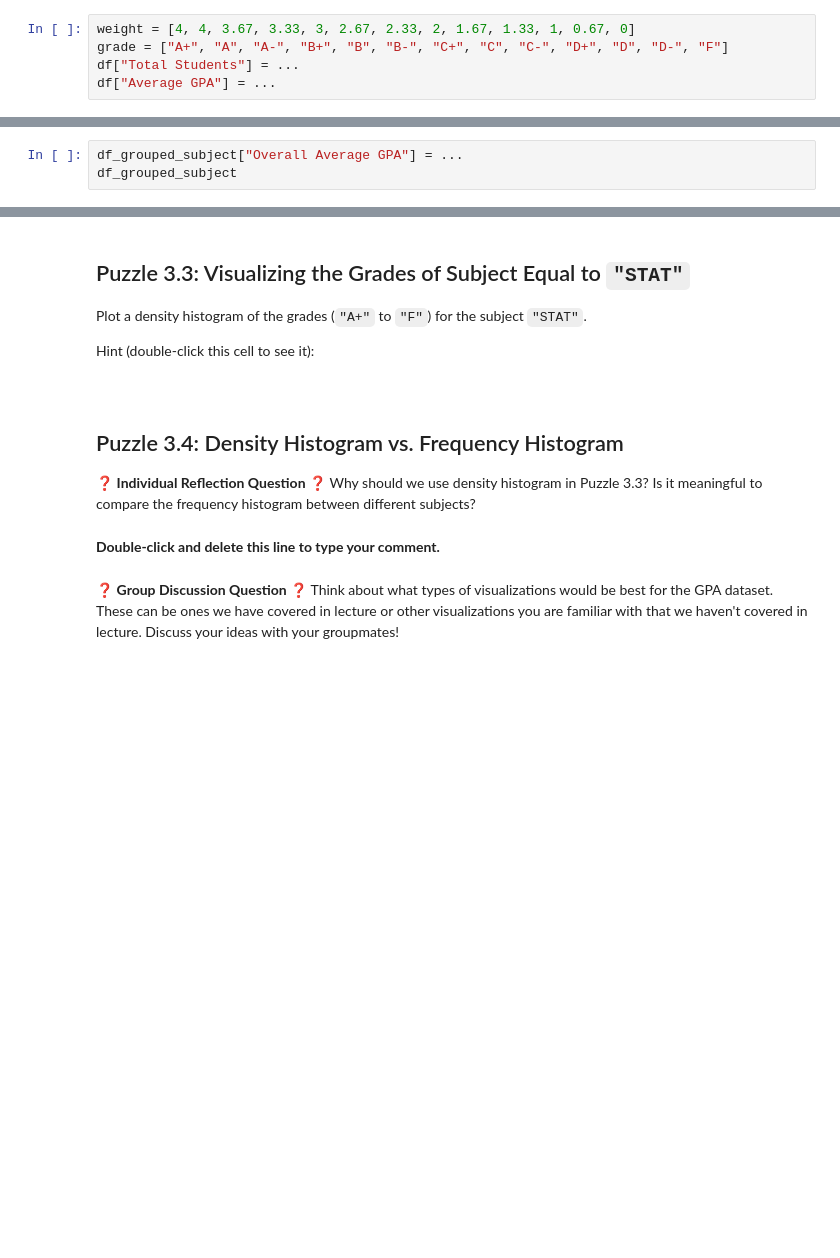
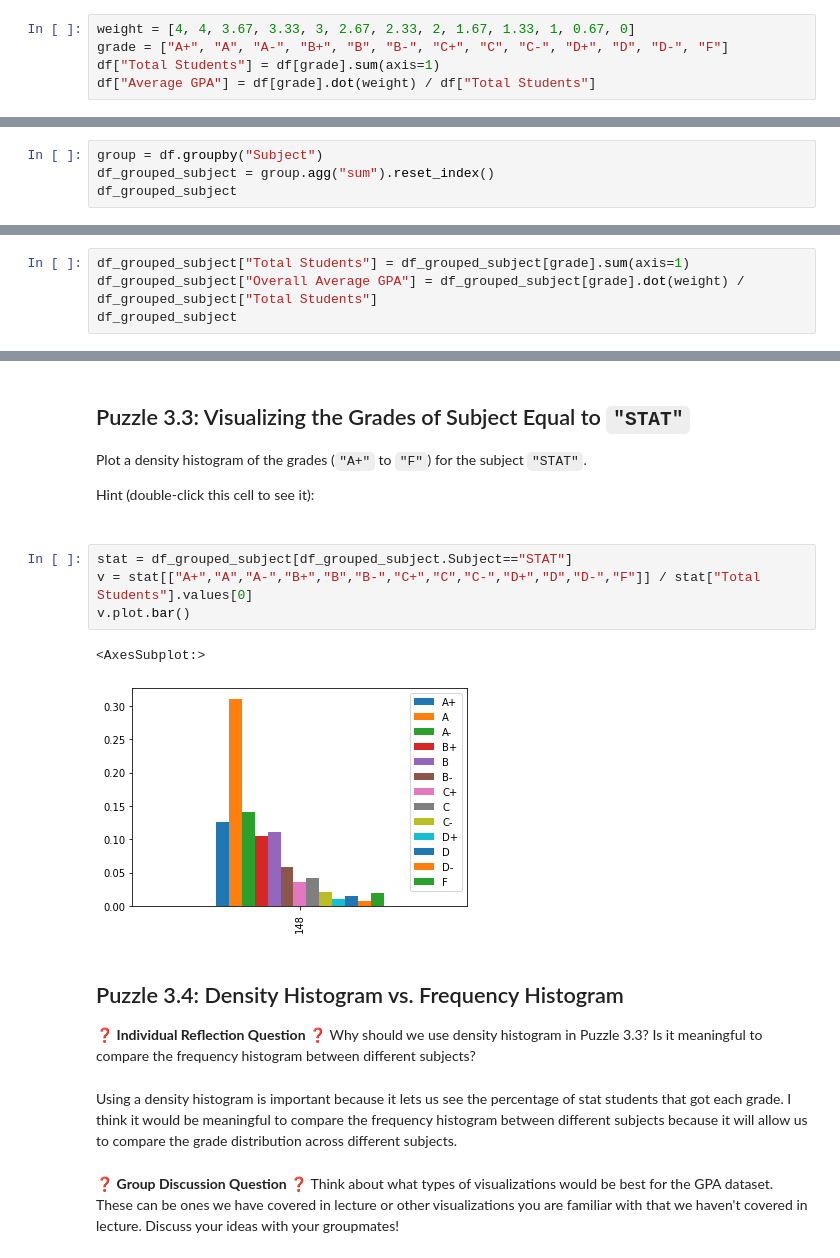
Before and after one commit to rgu6/Rachael-Gu, a Jupyter notebook: lab_gpa/lab_gpa.ipynb, the cells around one changed output, grey strips where cells are left out. Drawn from its saved outputs; the diff is of its cells as text; blank space fills up the shorter version.

```diff
--- a/lab_gpa/lab_gpa.ipynb
+++ b/lab_gpa/lab_gpa.ipynb
@@ -48,8 +52,8 @@ Hint (double-click this cell to see it): <span style="color:#ffffff00">use the d
 # %%
 weight = [4, 4, 3.67, 3.33, 3, 2.67, 2.33, 2, 1.67, 1.33, 1, 0.67, 0]
 grade = ["A+", "A", "A-", "B+", "B", "B-", "C+", "C", "C-", "D+", "D", "D-", "F"]
-df["Total Students"] = ...
-df["Average GPA"] = ...
+df["Total Students"] = df[grade].sum(axis=1)
+df["Average GPA"] = df[grade].dot(weight) / df["Total Students"]
 # %%
 ## == TEST CASES for Puzzle 1.2 ==
 # - This read-only cell contains test cases for your previous cell.
@@ -147,0 +199,4 @@ df_grouped_subject
+# %%
+group = df.groupby("Subject")
+df_grouped_subject = group.agg("sum").reset_index()
+df_grouped_subject
@@ -160,6 +231,7 @@ print(f"{tada} All tests passed! {tada}")
 ## Puzzle 3.2: Average GPA by Subject
 
 In `df_grouped_subject`, add a new column called `"Overall Average GPA"` that computes the overall GPA of each subject at Illinois.
-# %%
-df_grouped_subject["Overall Average GPA"] = ...
-df_grouped_subject
+# %%
+df_grouped_subject["Total Students"] = df_grouped_subject[grade].sum(axis=1)
+df_grouped_subject["Overall Average GPA"] = df_grouped_subject[grade].dot(weight) / df_grouped_subject["Total Students"]
+df_grouped_subject
@@ -185,12 +273,19 @@ Hint (double-click this cell to see it):
     Then, extract the columns "A+" to "F" and divide them by the total number of students.
     Finally, use plot.bar().
 </span>
+# %%
+stat = df_grouped_subject[df_grouped_subject.Subject=="STAT"]
+v = stat[["A+","A","A-","B+","B","B-","C+","C","C-","D+","D","D-","F"]] / stat["Total Students"].values[0]
+v.plot.bar()
+# %% [output]
+<AxesSubplot:>
+[figure, added]
 # %% [markdown]
 ## Puzzle 3.4: Density Histogram vs. Frequency Histogram
 
 ❓ **Individual Reflection Question** ❓ Why should we use density histogram in Puzzle 3.3? Is it meaningful to compare the frequency histogram between different subjects?
-# %% [markdown]
-**Double-click and delete this line to type your comment.**
+# %% [markdown]
+Using a density histogram is important because it lets us see the percentage of stat students that got each grade. I think it would be meaningful to compare the frequency histogram between different subjects because it will allow us to compare the grade distribution across different subjects.
 # %% [markdown]
 ❓ **Group Discussion Question** ❓ Think about what types of visualizations would be best for the GPA dataset.  These can be ones we have covered in lecture or other visualizations you are familiar with that we haven't covered in lecture. Discuss your ideas with your groupmates!
 # %% [markdown]
```
Also changed, not shown: parts of 20 cells of this notebook.
